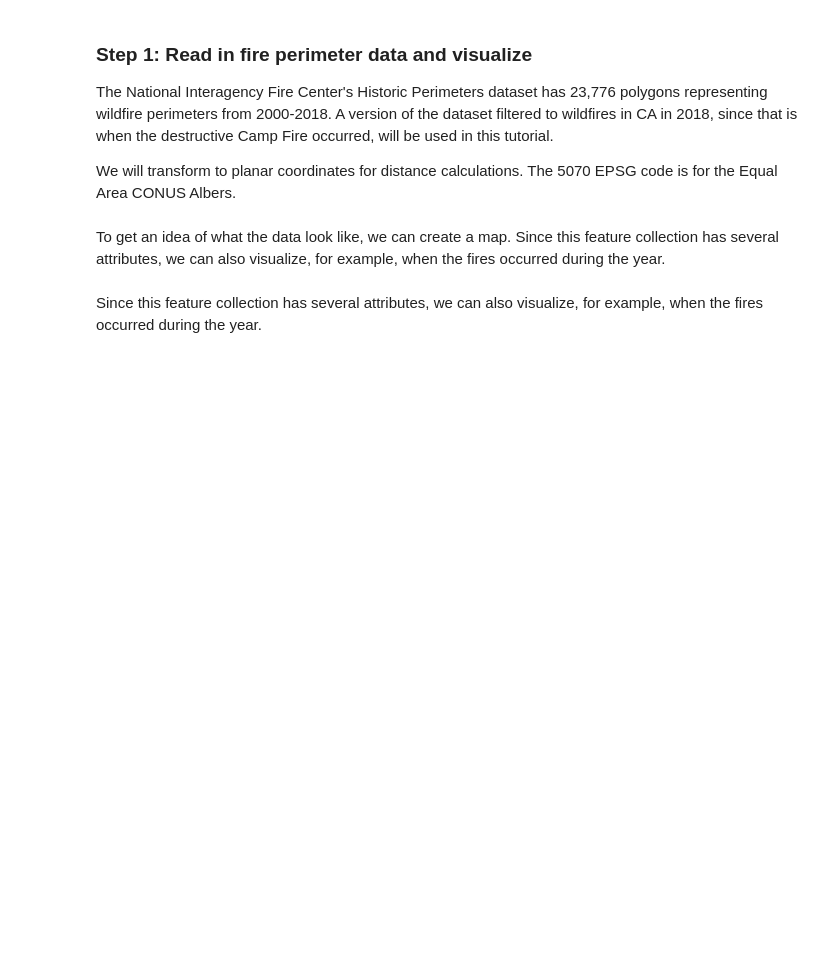
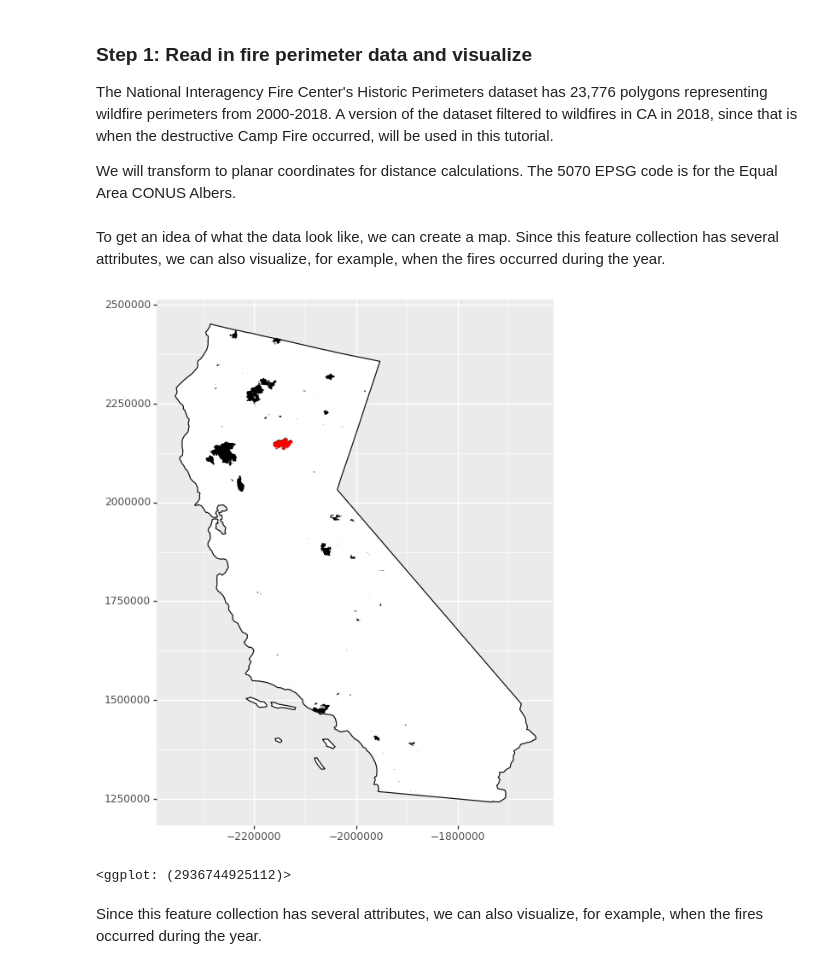
Before and after one commit to ISUgenomics/geospatialworkbook, a Jupyter notebook: tutorials/GRWG22_VectorData.ipynb, the cells around one changed output. Drawn from its saved outputs; the diff is of its cells as text; code cells hidden in the pictures; blank space fills up the shorter version.

Commit message:
updated vector tutorial with fire dates

```diff
--- a/tutorials/GRWG22_VectorData.ipynb
+++ b/tutorials/GRWG22_VectorData.ipynb
@@ -113,7 +114,7 @@ We will transform to planar coordinates for distance calculations. The 5070 EPSG
 code is for the Equal Area CONUS Albers.
 # %%
 fire_f = 'Historic_Perimeters_Combined_2000-2018_GeoMAC_CA2018.geojson'
-dnld_url = 'https://raw.githubusercontent.com/ISUgenomics/geospatialworkbook/master/ExampleGeoWorkflows/assets/'
+dnld_url = 'https://geospatial.101workbook.org/ExampleGeoWorkflows/assets/'
 all_fires = gpd.read_file(dnld_url + fire_f)
 fire_CA2018 = all_fires.to_crs(5070)
 # %% [markdown]
@@ -123,18 +124,21 @@ when the fires occurred during the year.
 # %%
 # CA boundary
 census_states = gpd.read_file('https://www2.census.gov/geo/tiger/GENZ2021/shp/cb_2021_us_state_20m.zip')
-CA = census_states.loc[census_states['NAME'] == 'California'].to_crs(5070)
+CA = census_states.loc[census_states['NAME'] == 'California'].to_crs(fire_CA2018.crs)
 
 # The Camp Fire feature
 camp_fire = fire_CA2018.loc[fire_CA2018['incidentname'] == 'CAMP']
 
 # Plot a map of all wildfires and
 # highlight the Camp Fire.
 ggplot() + \
     geom_map(CA, fill = 'white') + \
     geom_map(fire_CA2018, fill = 'black', color = None) + \
     geom_map(camp_fire, fill = 'red', color = None) + \
     theme(figure_size = (6,8))
+# %% [output]
+[figure, added]
+<ggplot: (2936744925112)>
 # %% [markdown]
 Since this feature collection has several attributes, we can also visualize,
 for example, when the fires occurred during the year.
```
Also changed, not shown: parts of 6 cells of this notebook, 5 other files.
